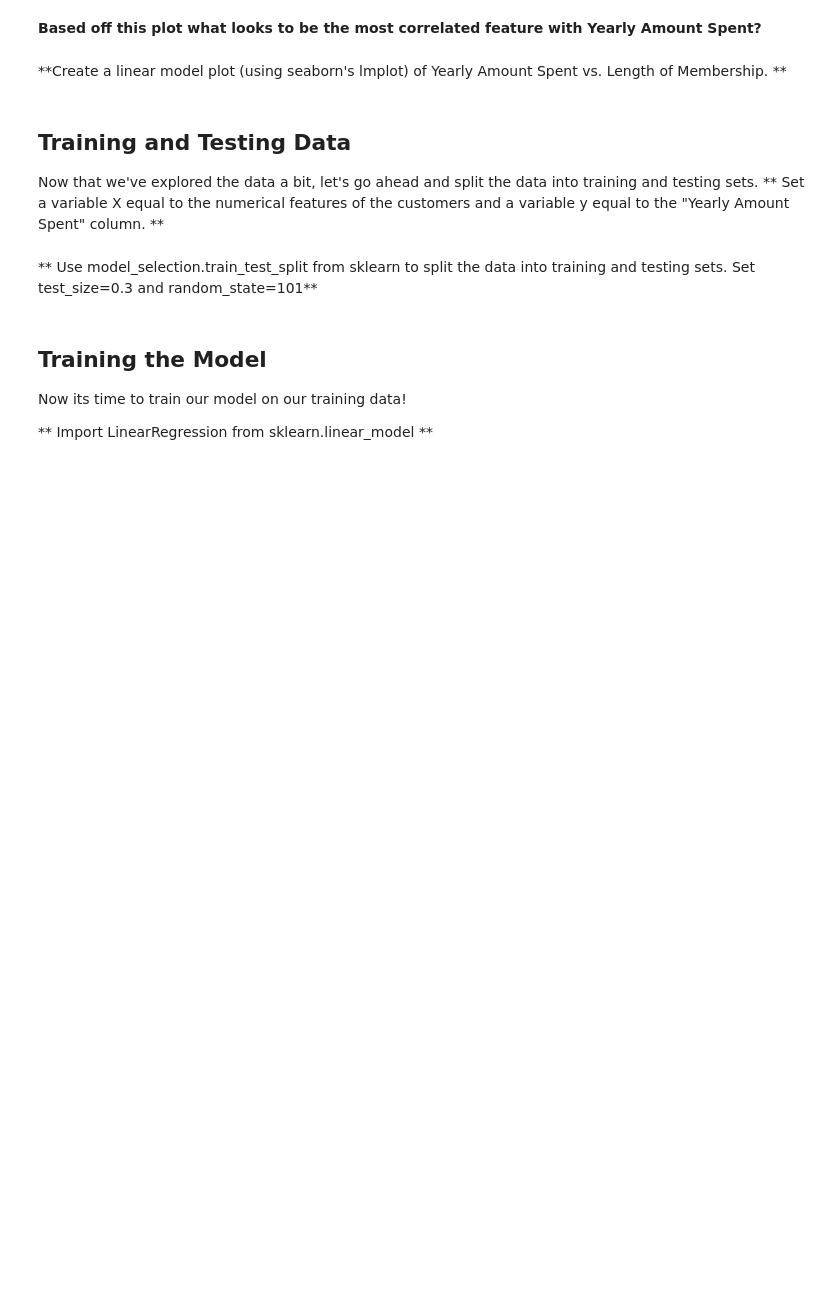
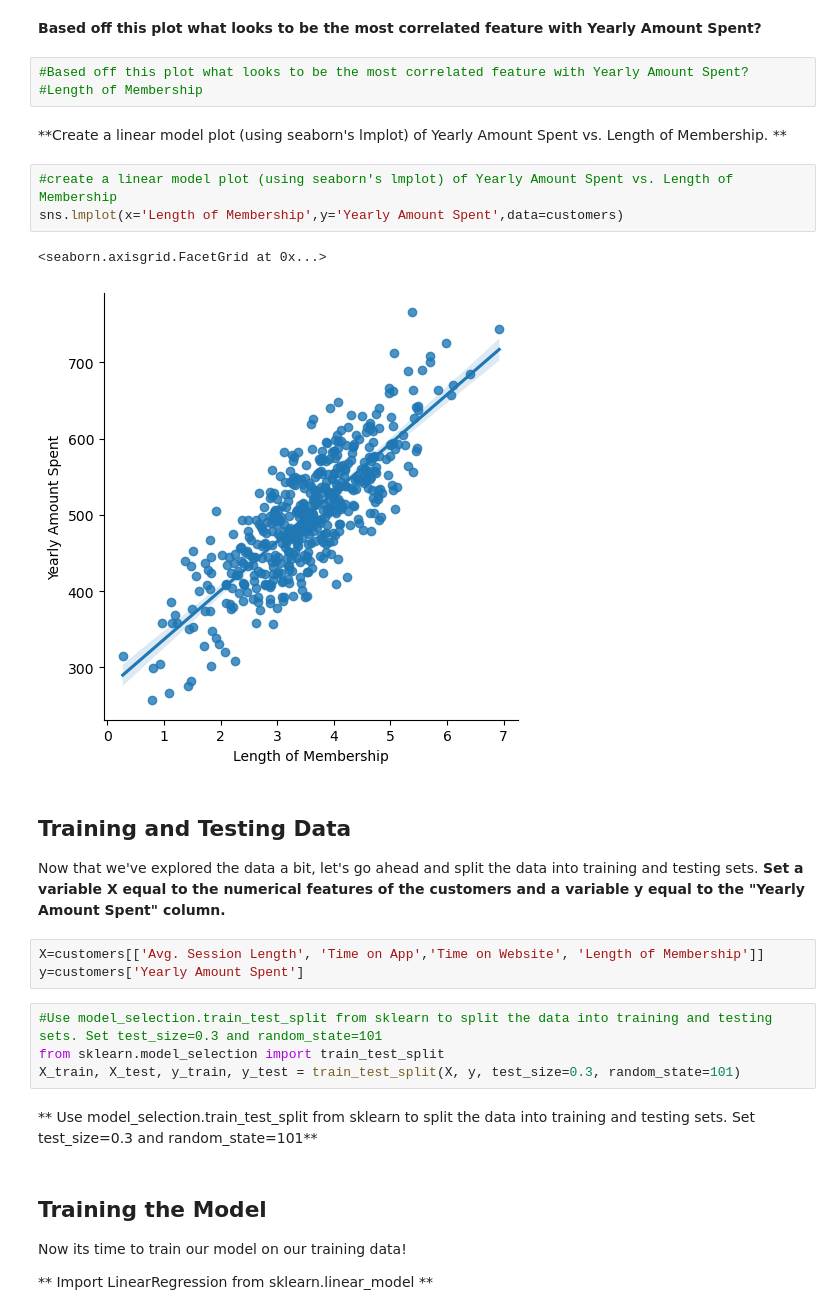
Before and after one commit to matansharon/Data-Science, a Jupyter notebook: ML/11-Linear-Regression/02-Linear Regression Project.ipynb, the cells around one changed output. Drawn from its saved outputs; the diff is of its cells as text; blank space fills up the shorter version.

```diff
--- a/ML/11-Linear-Regression/02-Linear Regression Project.ipynb
+++ b/ML/11-Linear-Regression/02-Linear Regression Project.ipynb
@@ -97,12 +114,28 @@ sns.jointplot(x='Time on Website',y='Yearly Amount Spent',data=customers)
 # %% [markdown]
 **Based off this plot what looks to be the most correlated feature with Yearly Amount Spent?**
+# %%
+#Based off this plot what looks to be the most correlated feature with Yearly Amount Spent?
+#Length of Membership
 # %% [markdown]
 **Create a linear model plot (using seaborn's lmplot) of  Yearly Amount Spent vs. Length of Membership. **
+# %%
+#create a linear model plot (using seaborn's lmplot) of Yearly Amount Spent vs. Length of Membership
+sns.lmplot(x='Length of Membership',y='Yearly Amount Spent',data=customers)
+# %% [output]
+<seaborn.axisgrid.FacetGrid at 0x...>
+[figure, added]
 # %% [markdown]
 ## Training and Testing Data
 
 Now that we've explored the data a bit, let's go ahead and split the data into training and testing sets.
-** Set a variable X equal to the numerical features of the customers and a variable y equal to the "Yearly Amount Spent" column. **
+**Set a variable X equal to the numerical features of the customers and a variable y equal to the "Yearly Amount Spent" column.**
+# %%
+X=customers[['Avg. Session Length', 'Time on App','Time on Website', 'Length of Membership']]
+y=customers['Yearly Amount Spent']
+# %%
+#Use model_selection.train_test_split from sklearn to split the data into training and testing sets. Set test_size=0.3 and random_state=101
+from sklearn.model_selection import train_test_split
+X_train, X_test, y_train, y_test = train_test_split(X, y, test_size=0.3, random_state=101)
 # %% [markdown]
 ** Use model_selection.train_test_split from sklearn to split the data into training and testing sets. Set test_size=0.3 and random_state=101**
 # %% [markdown]
```
Also changed, not shown: parts of 11 cells of this notebook.
